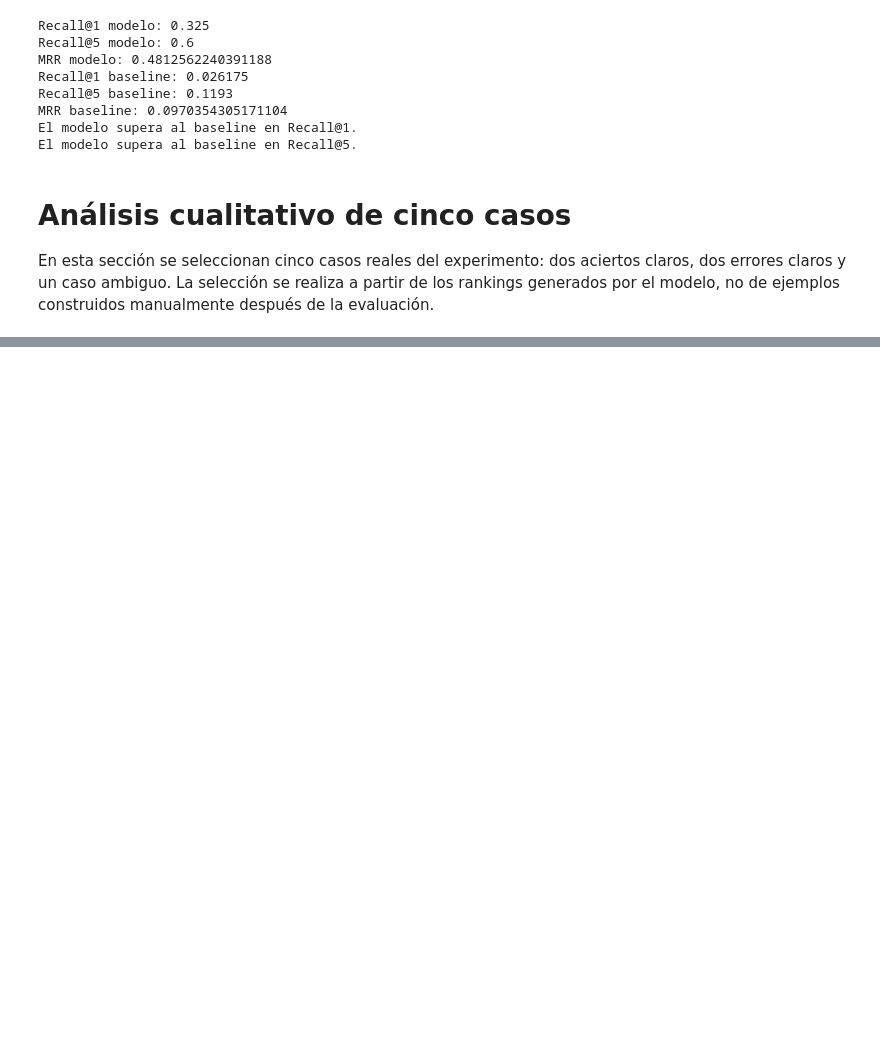
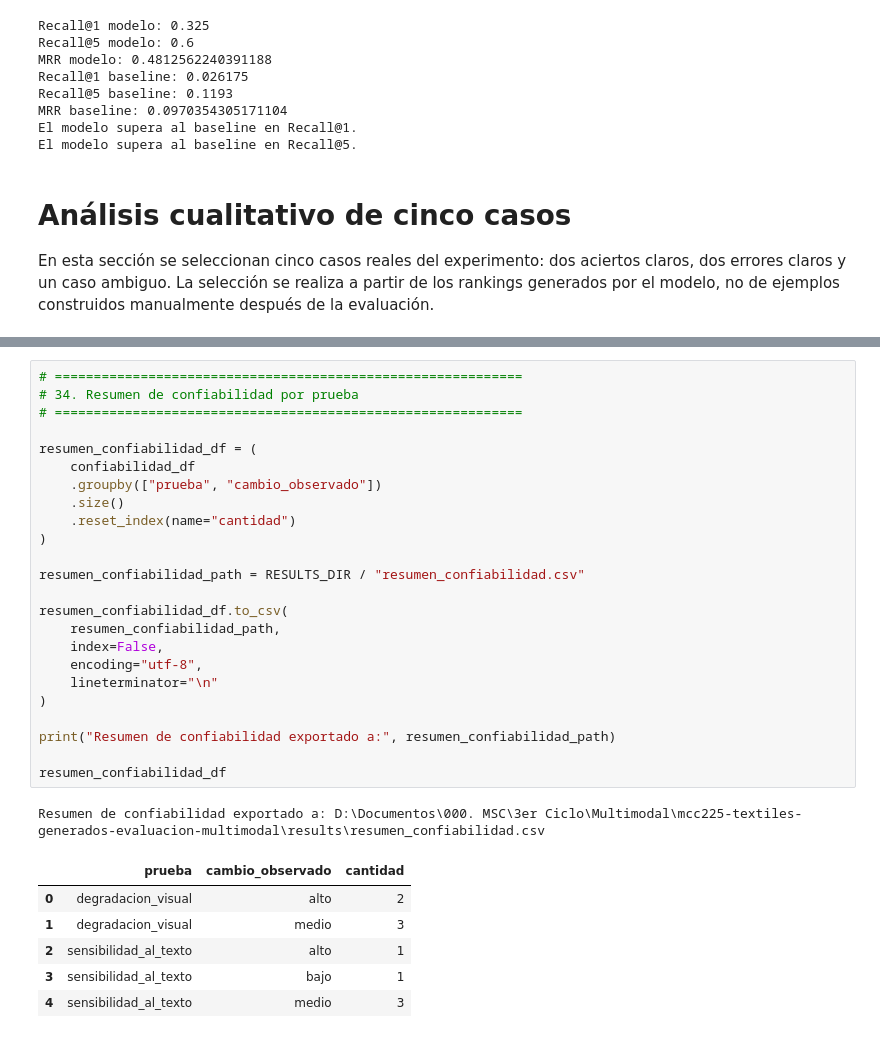
Before and after one commit to hsancheza90-art/mcc225-textiles-generados-evaluacion-multimodal, a Jupyter notebook: notebooks/Cuaderno14_MCC225_resuelto.ipynb, the cells around one changed output, grey strips where cells are left out. Saved outputs shown, nothing was run; the diff lists cells and outputs as text; blank space fills up the shorter version.

```diff
--- a/notebooks/Cuaderno14_MCC225_resuelto.ipynb
+++ b/notebooks/Cuaderno14_MCC225_resuelto.ipynb
@@ -1114,0 +1420,32 @@ print(markdown_cases)
+# %%
+# ============================================================
+# 34. Resumen de confiabilidad por prueba
+# ============================================================
+
+resumen_confiabilidad_df = (
+    confiabilidad_df
+    .groupby(["prueba", "cambio_observado"])
+    .size()
+    .reset_index(name="cantidad")
+)
+
+resumen_confiabilidad_path = RESULTS_DIR / "resumen_confiabilidad.csv"
+
+resumen_confiabilidad_df.to_csv(
+    resumen_confiabilidad_path,
+    index=False,
+    encoding="utf-8",
+    lineterminator="\n"
+)
+
+print("Resumen de confiabilidad exportado a:", resumen_confiabilidad_path)
+
+resumen_confiabilidad_df
+# %% [output]
+Resumen de confiabilidad exportado a: D:\Documentos\000. MSC\3er Ciclo\Multimodal\mcc225-textiles-generados-evaluacion-multimodal\results\resumen_confiabilidad.csv
+|  | prueba | cambio_observado | cantidad |
+| 0 | degradacion_visual | alto | 2 |
+| 1 | degradacion_visual | medio | 3 |
+| 2 | sensibilidad_al_texto | alto | 1 |
+| 3 | sensibilidad_al_texto | bajo | 1 |
+| 4 | sensibilidad_al_texto | medio | 3 |
```
Also changed, not shown: parts of 14 cells of this notebook, 5 other files.
